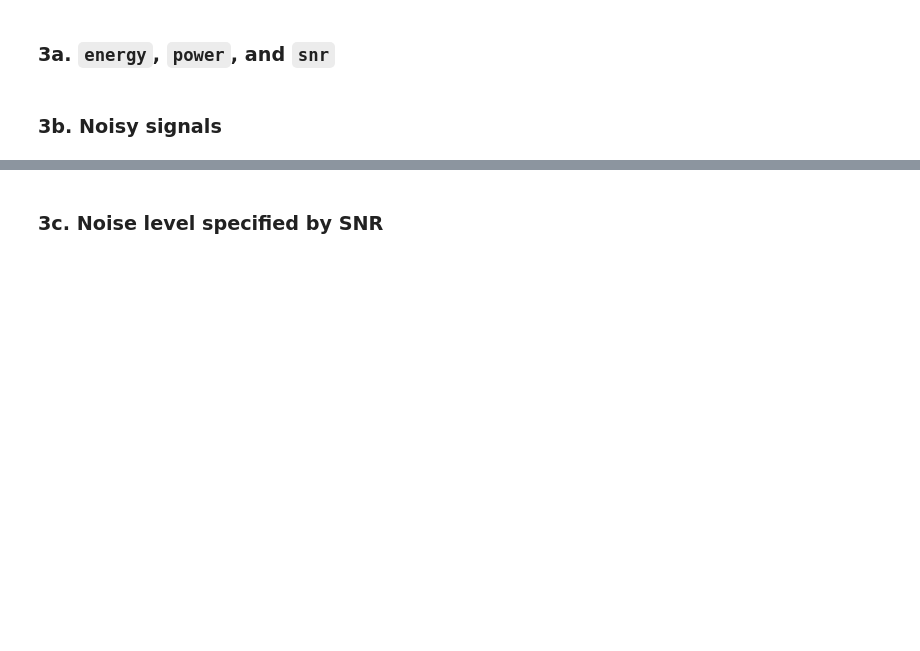
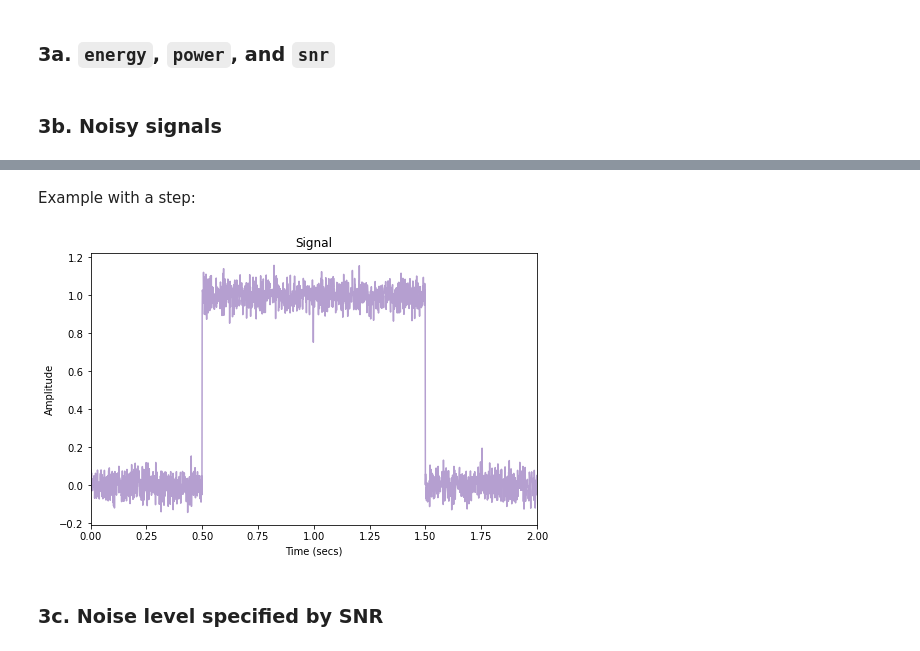
Before and after one commit to johnmays/CSDS_364_HW, a Jupyter notebook: A3/A3a/A3a_jkm100.ipynb, the cells around one changed output, grey strips where cells are left out. Saved outputs shown, nothing was run; the diff lists cells and outputs as text; code cells hidden in the pictures; blank space fills up the shorter version.

```diff
--- a/A3/A3a/A3a_jkm100.ipynb
+++ b/A3/A3a/A3a_jkm100.ipynb
@@ -122,2 +182,8 @@ array([ 0.00000000e+00, -2.44929360e-16, -4.89858720e-16, -7.34788079e-16])
+# %% [markdown]
+Example with a step:
+# %%
+plotsignal(g= lambda t: noisysignal(t, lambda x: u(x), tau = 0.50, T=1, sigma=0.05), tlim=(0,2))
+# %% [output]
+[figure, added]
 # %% [markdown]
 ### 3c. Noise level specified by SNR
```
Also changed, not shown: parts of 17 cells of this notebook, 2 other files.
